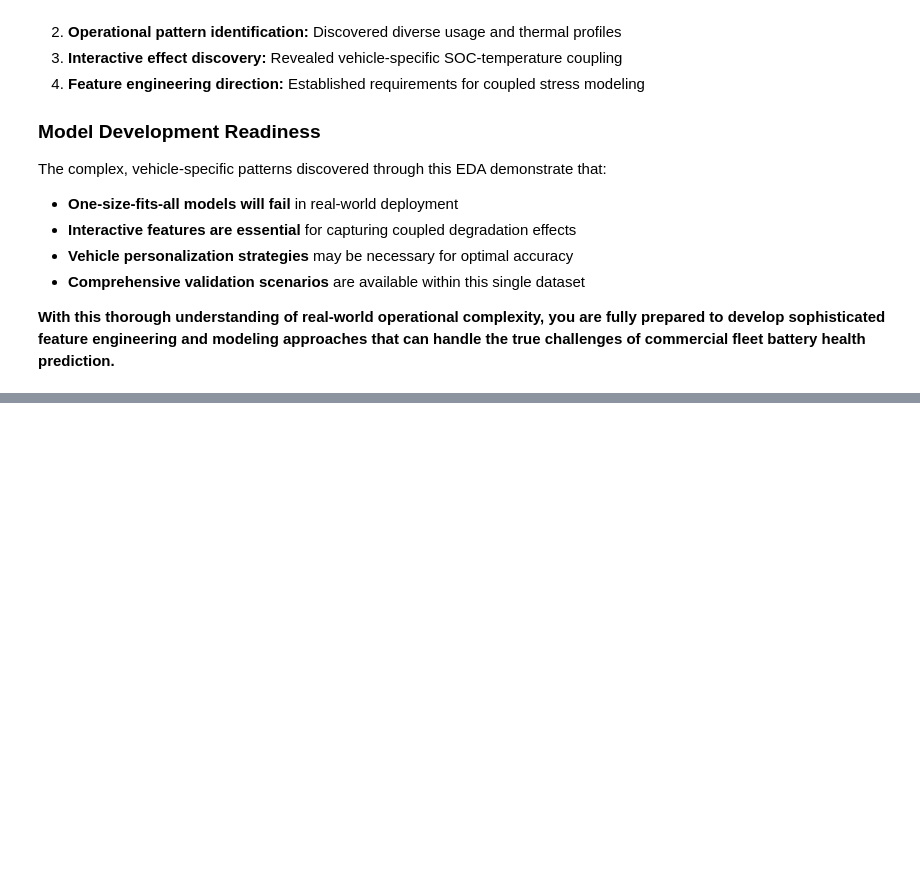
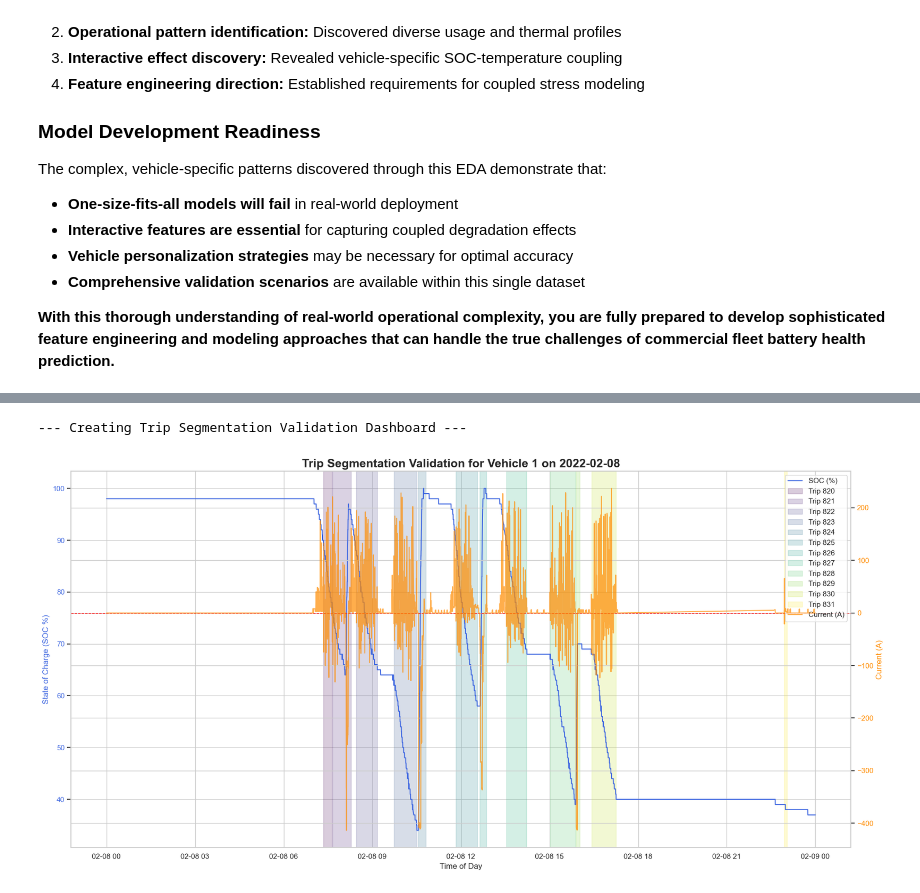
Before and after one commit to Jai-Kumar786/EV_Predictive_Maintenance, a Jupyter notebook: notebooks/03_real_world_data_exploration.ipynb, the cells around one changed output, grey strips where cells are left out. Cells and saved outputs as stored; diff of their text form; code cells hidden in the pictures; blank space fills up the shorter version.

```diff
--- a/notebooks/03_real_world_data_exploration.ipynb
+++ b/notebooks/03_real_world_data_exploration.ipynb
@@ -1244,0 +2856,62 @@ The complex, vehicle-specific patterns discovered through this EDA demonstrate t
+# %%
+import pandas as pd
+import matplotlib.pyplot as plt
+import seaborn as sns
+
+print("--- Creating Trip Segmentation Validation Dashboard ---")
+
+# Assuming 'df_segmented' is the DataFrame from the previous step.
+
+# --- Step 1: Select a Day with Multiple Trips for a Rich Visualization ---
+# We'll choose the same active day we identified in our earlier EDA.
+vehicle_sample = 'Vehicle 1'
+day_sample = '2022-02-08'
+
+daily_df = df_segmented[
+    (df_segmented['vehicle_id'] == vehicle_sample) &
+    (df_segmented['time'].dt.date == pd.to_datetime(day_sample).date())
+].copy() # Use .copy() to avoid SettingWithCopyWarning
+
+# --- Step 2: Create the Visualization ---
+fig, ax1 = plt.subplots(figsize=(18, 9))
+sns.set_theme(style="whitegrid")
+
+# Plot SOC on the primary y-axis
+ax1.plot(daily_df['time'], daily_df['soc'], color='royalblue', label='SOC (%)', zorder=10)
+ax1.set_xlabel('Time of Day', fontsize=12)
+ax1.set_ylabel('State of Charge (SOC %)', color='royalblue', fontsize=12)
+ax1.tick_params(axis='y', labelcolor='royalblue')
+
+# Create a secondary y-axis for the current
+ax2 = ax1.twinx()
+ax2.plot(daily_df['time'], daily_df['current'], color='darkorange', label='Current (A)', alpha=0.7, zorder=10)
+ax2.set_ylabel('Current (A)', color='darkorange', fontsize=12)
+ax2.tick_params(axis='y', labelcolor='darkorange')
+ax2.axhline(y=0, color='red', linestyle='--', linewidth=1)
+
+# --- Step 3: Add the Color-Coded Background (The Validation Step) ---
+# Get all the unique trip IDs for this day (excluding 0, which is 'idle')
+unique_trips = daily_df[daily_df['trip_id'] > 0]['trip_id'].unique()
+
+# Define a color palette
+colors = plt.cm.viridis(np.linspace(0, 1, len(unique_trips)))
+
+# Loop through each unique trip and draw a colored span on the background
+for i, trip_id in enumerate(unique_trips):
+    trip_data = daily_df[daily_df['trip_id'] == trip_id]
+    start_time = trip_data['time'].min()
+    end_time = trip_data['time'].max()
+    ax1.axvspan(start_time, end_time, color=colors[i], alpha=0.2, label=f'Trip {int(trip_id)}')
+
+# Add titles and legend
+plt.title(f'Trip Segmentation Validation for {vehicle_sample} on {day_sample}', fontsize=18, fontweight='bold')
+fig.tight_layout()
+# Create a single, clean legend
+lines, labels = ax1.get_legend_handles_labels()
+lines2, labels2 = ax2.get_legend_handles_labels()
+ax2.legend(lines + lines2, labels + labels2, loc='upper right')
+
+plt.show()
+# %% [output]
+--- Creating Trip Segmentation Validation Dashboard ---
+[figure, added]
```
Also changed, not shown: parts of 31 cells of this notebook, 3 other files.
